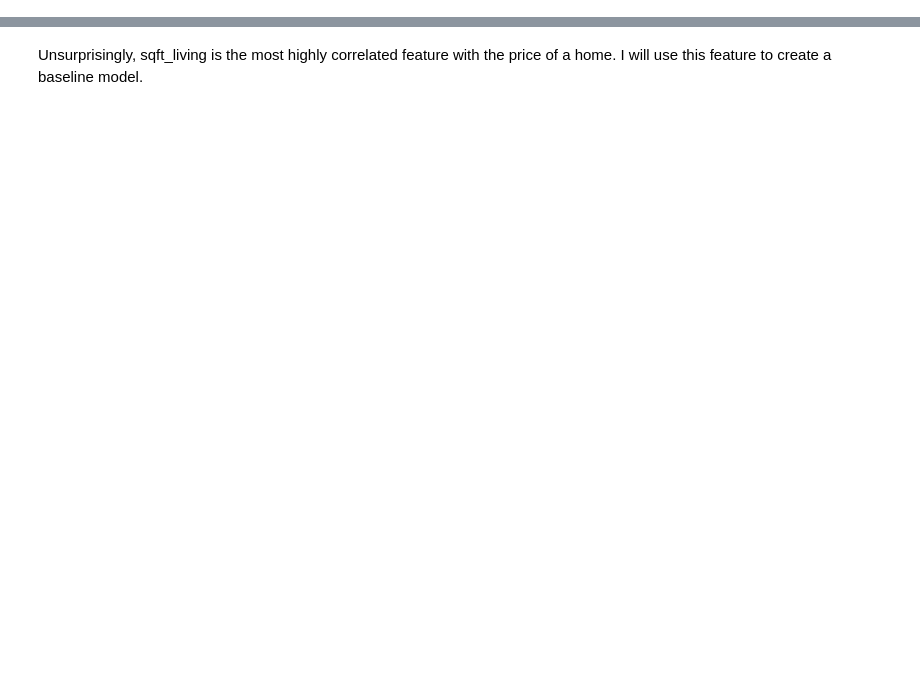
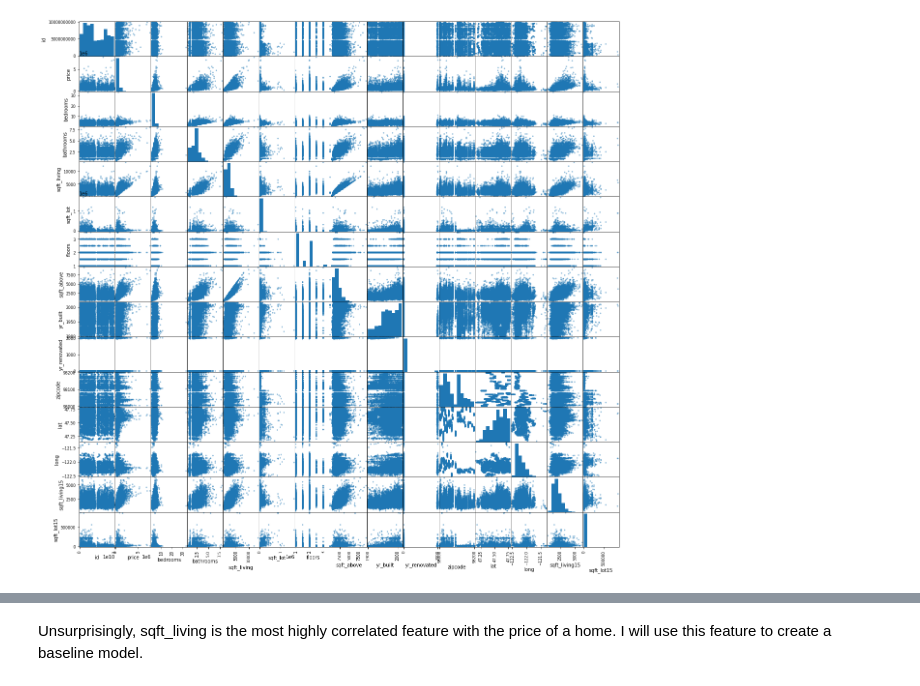
Before and after one commit to ran0027/dsc-phase2-project, a Jupyter notebook: analysis.ipynb, the cells around one changed output, grey strips where cells are left out. Drawn from its saved outputs; the diff is of its cells as text; code cells hidden in the pictures; blank space fills up the shorter version.

```diff
--- a/analysis.ipynb
+++ b/analysis.ipynb
@@ -217,0 +8,6 @@ data.head()
+# %%
+# Import king county data from Data folder
+
+data = pd.read_csv('Data/kc_house_data.csv')
+
+data.head()
@@ -217,0 +42,4 @@ data.head()
+# %%
+pd.plotting.scatter_matrix(data, figsize=(20,20));
+# %% [output]
+[figure, added]
```
Also changed, not shown: parts of 148 cells of this notebook.
